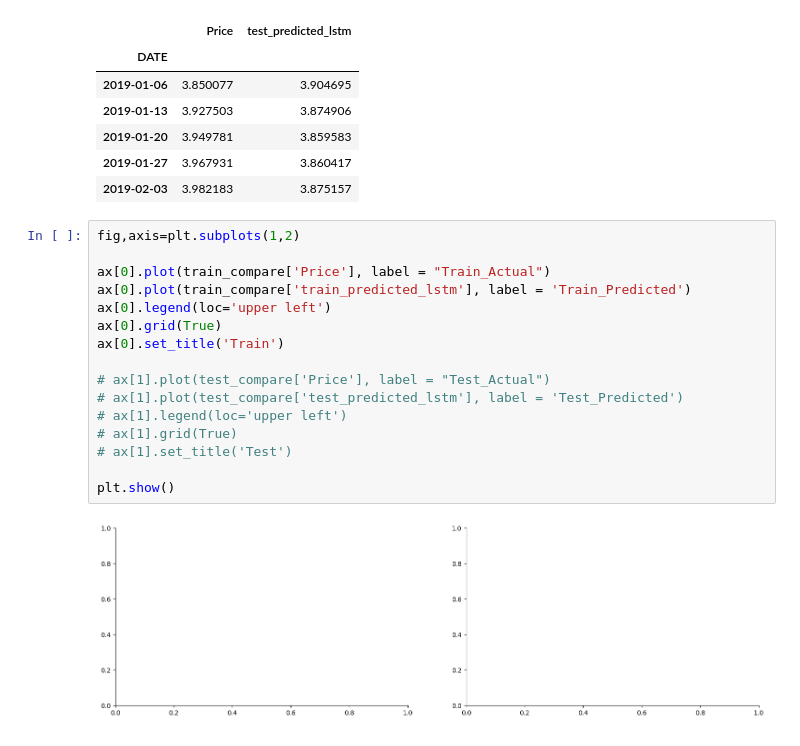
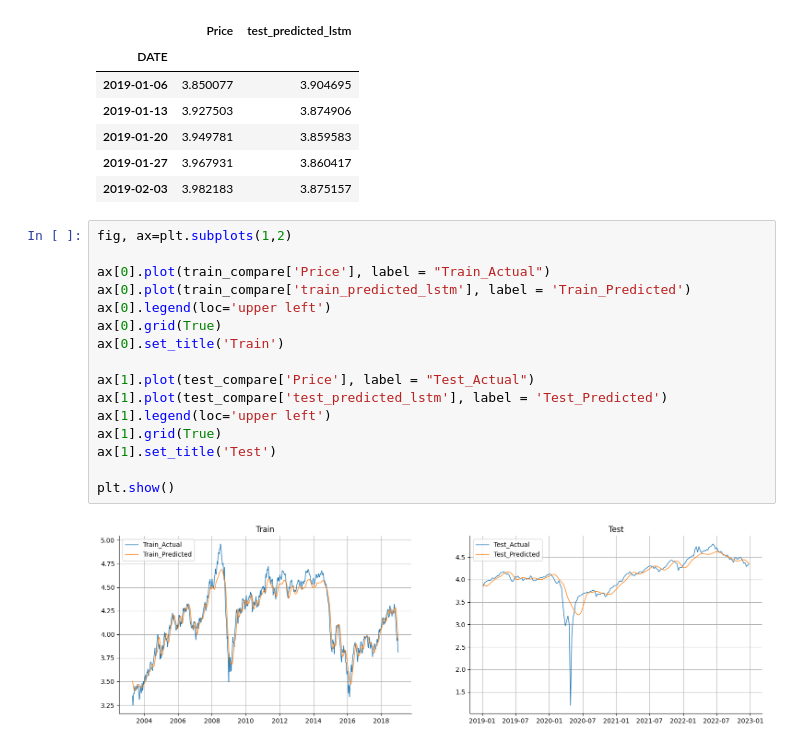
Before and after one commit to LAOMAITOU/Crude_Oil_Price_Model, a Jupyter notebook: wti.ipynb, the cells around one changed output. Saved outputs shown, nothing was run; the diff lists cells and outputs as text.

Commit message:
LSTM

```diff
--- a/wti.ipynb
+++ b/wti.ipynb
@@ -573,20 +573,20 @@ test_compare.head()
 | 2019-01-27 | 3.967931 | 3.860417 |
 | 2019-02-03 | 3.982183 | 3.875157 |
 # %%
-fig,axis=plt.subplots(1,2)
+fig, ax=plt.subplots(1,2)
 
 ax[0].plot(train_compare['Price'], label = "Train_Actual")
 ax[0].plot(train_compare['train_predicted_lstm'], label = 'Train_Predicted')
 ax[0].legend(loc='upper left')
 ax[0].grid(True)
 ax[0].set_title('Train')
 
-# ax[1].plot(test_compare['Price'], label = "Test_Actual")
-# ax[1].plot(test_compare['test_predicted_lstm'], label = 'Test_Predicted')
-# ax[1].legend(loc='upper left')
-# ax[1].grid(True)
-# ax[1].set_title('Test')
+ax[1].plot(test_compare['Price'], label = "Test_Actual")
+ax[1].plot(test_compare['test_predicted_lstm'], label = 'Test_Predicted')
+ax[1].legend(loc='upper left')
+ax[1].grid(True)
+ax[1].set_title('Test')
 
 plt.show()
 # %% [output]
-[figure, old version]
+[figure, new version]
```
Also changed, not shown: parts of 2 cells of this notebook.
